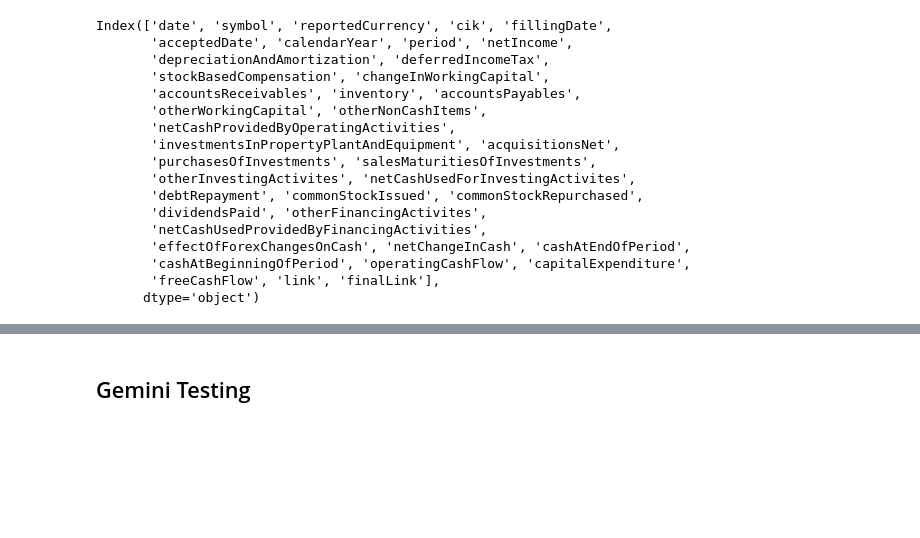
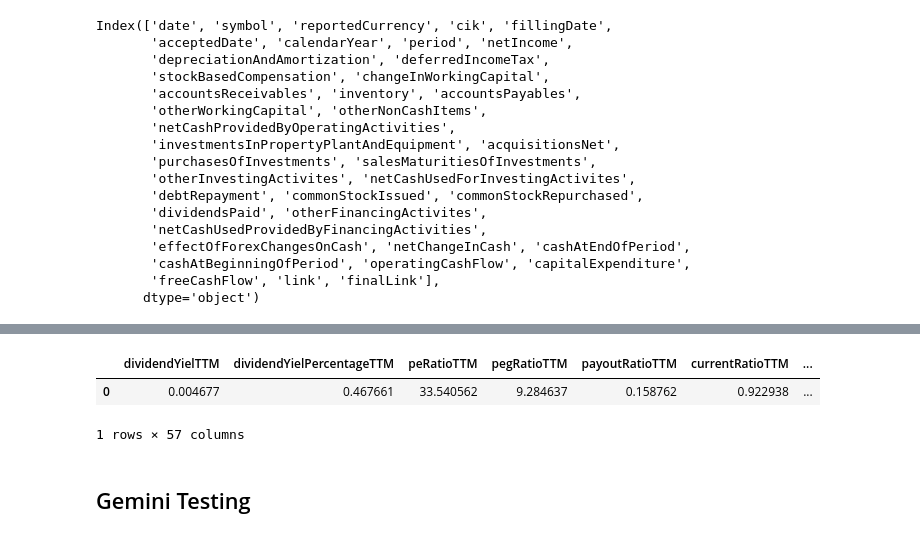
Before and after one commit to atifhaiqal/EasyStock-Learner, a Jupyter notebook: Dev.ipynb, the cells around one changed output, grey strips where cells are left out. Saved outputs shown, nothing was run; the diff lists cells and outputs as text; code cells hidden in the pictures; blank space fills up the shorter version.

```diff
--- a/Dev.ipynb
+++ b/Dev.ipynb
@@ -273,3 +273,6 @@ Index(['date', 'symbol', 'reportedCurrency', 'cik', 'fillingDate',
        'cashAtBeginningOfPeriod', 'operatingCashFlow', 'capitalExpenditure',
        'freeCashFlow', 'link', 'finalLink'],
       dtype='object')
+# %%
+ratios_df = fmp_api.get_financial_ratios('AAPL')
+print(ratios_df.columns)
@@ -276,3 +303,9 @@ Index(['date', 'symbol', 'reportedCurrency', 'cik', 'fillingDate',
+# %%
+ratios_df
+# %% [output]
+|  | dividendYielTTM | dividendYielPercentageTTM | peRatioTTM | pegRatioTTM | payoutRatioTTM | currentRatioTTM | ... |
+| 0 | 0.004677 | 0.467661 | 33.540562 | 9.284637 | 0.158762 | 0.922938 | ... |
+1 rows × 57 columns
 # %% [markdown]
 ## Gemini Testing
 # %%
```
Also changed, not shown: parts of 2 cells of this notebook, 41 other files.
